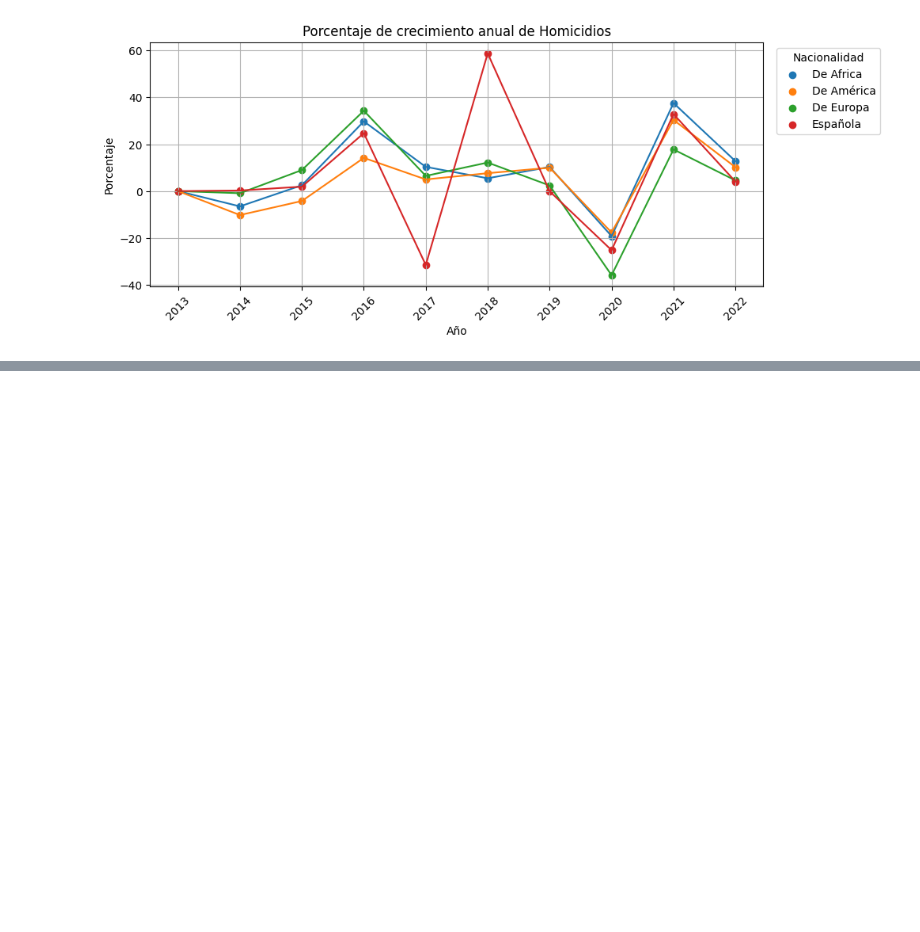
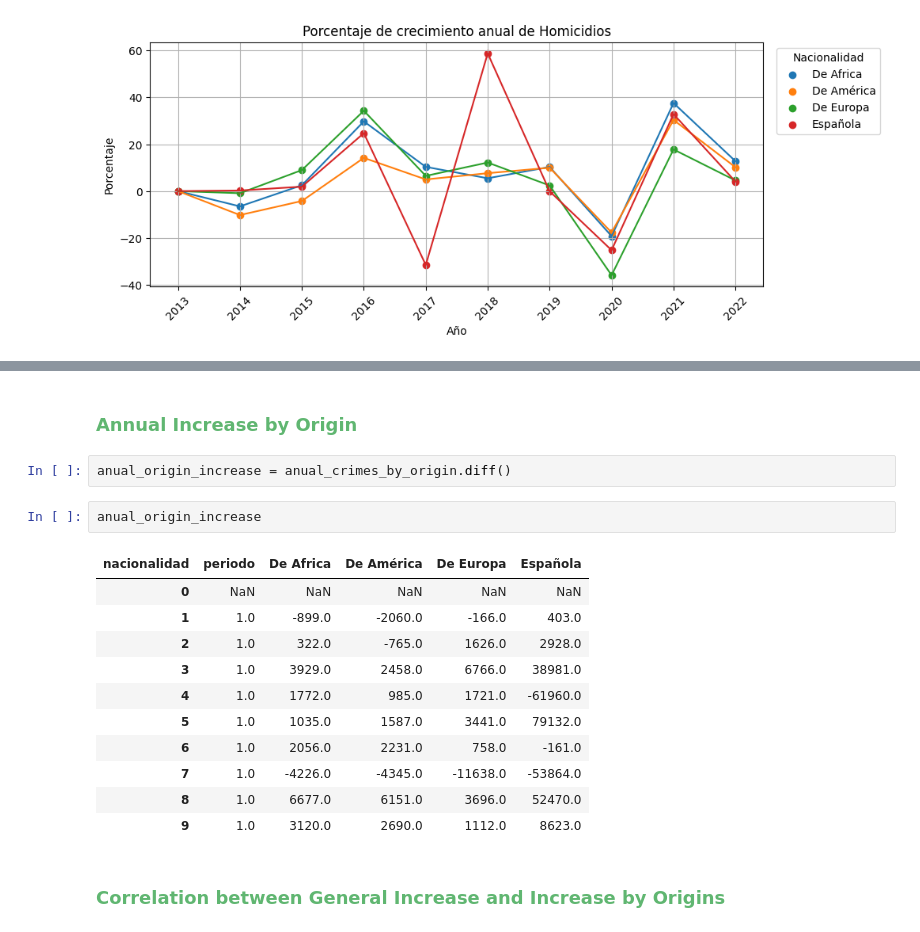
Before and after one commit to TonioDominguez/spanish_crimes_per_nacionality, a Jupyter notebook: Crime in Spain v1.ipynb, the cells around one changed output, grey strips where cells are left out. Cells and saved outputs as stored; diff of their text form; blank space fills up the shorter version.

```diff
--- a/Crime in Spain v1.ipynb
+++ b/Crime in Spain v1.ipynb
@@ -1041,0 +1082,20 @@ df_10years
+# %% [markdown]
+<h3 style="color: #60b671;">Annual Increase by Origin</h3>
+# %%
+anual_origin_increase = anual_crimes_by_origin.diff()
+# %%
+anual_origin_increase
+# %% [output]
+| nacionalidad | periodo | De Africa | De América | De Europa | Española |
+| 0 | NaN | NaN | NaN | NaN | NaN |
+| 1 | 1.0 | -899.0 | -2060.0 | -166.0 | 403.0 |
+| 2 | 1.0 | 322.0 | -765.0 | 1626.0 | 2928.0 |
+| 3 | 1.0 | 3929.0 | 2458.0 | 6766.0 | 38981.0 |
+| 4 | 1.0 | 1772.0 | 985.0 | 1721.0 | -61960.0 |
+| 5 | 1.0 | 1035.0 | 1587.0 | 3441.0 | 79132.0 |
+| 6 | 1.0 | 2056.0 | 2231.0 | 758.0 | -161.0 |
+| 7 | 1.0 | -4226.0 | -4345.0 | -11638.0 | -53864.0 |
+| 8 | 1.0 | 6677.0 | 6151.0 | 3696.0 | 52470.0 |
+| 9 | 1.0 | 3120.0 | 2690.0 | 1112.0 | 8623.0 |
+# %% [markdown]
+<h3 style="color: #60b671;">Correlation between General Increase and Increase by Origins</h3>
```
Also changed, not shown: parts of 23 cells of this notebook.
